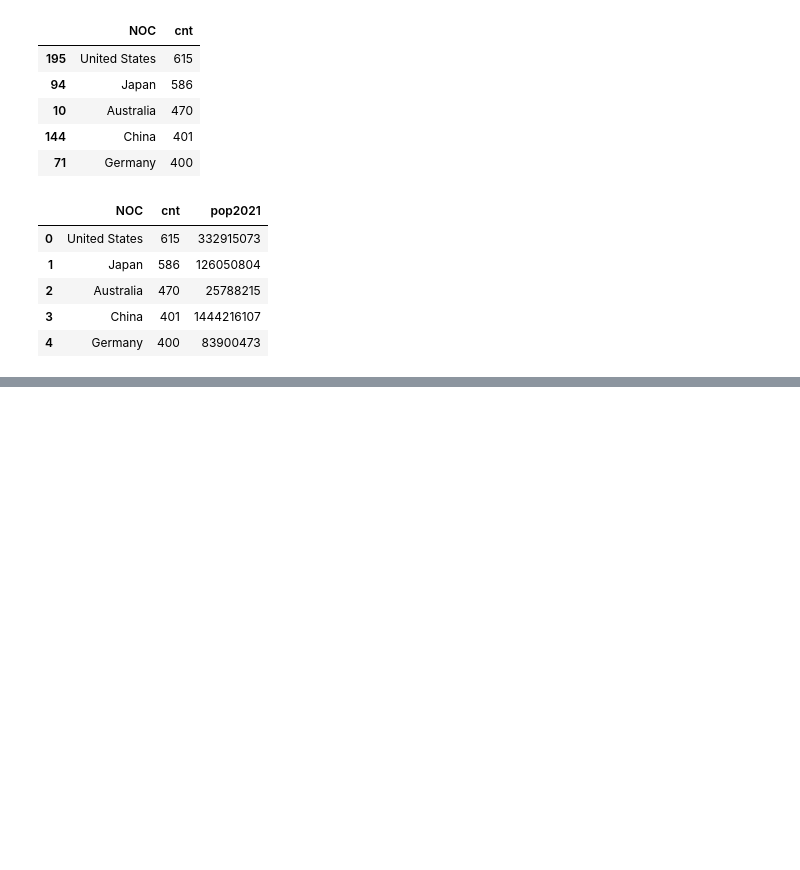
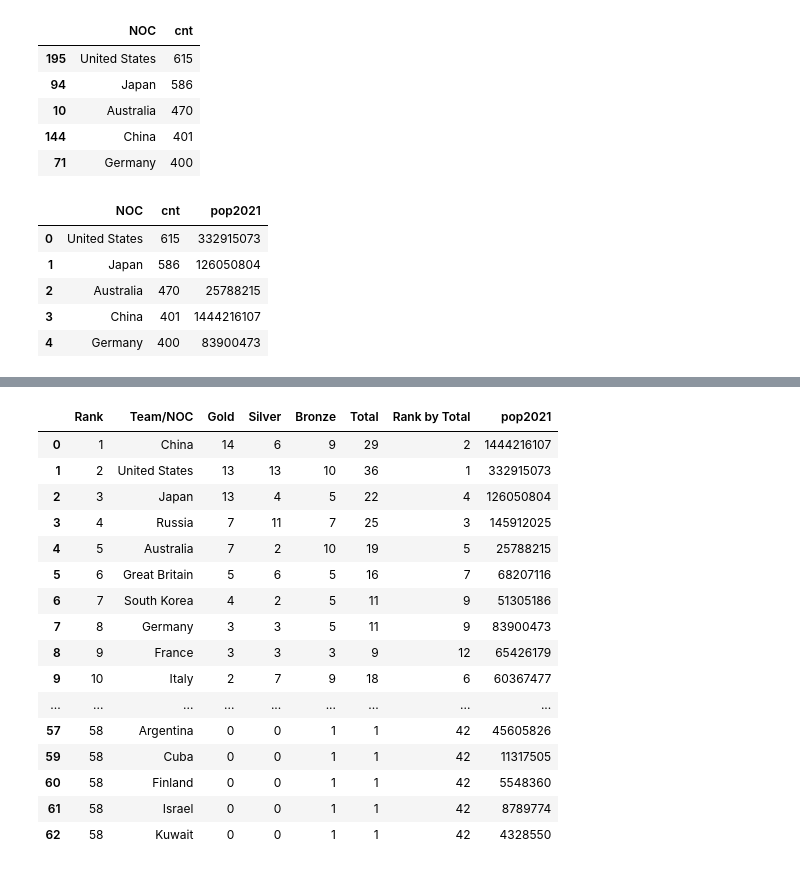
Before and after one commit to NadavNavon/Tokyo2020-DA, a Jupyter notebook: Tokyo_2020_notebook.ipynb, the cells around one changed output, grey strips where cells are left out. Drawn from its saved outputs; the diff is of its cells as text; code cells hidden in the pictures; blank space fills up the shorter version.

```diff
--- a/Tokyo_2020_notebook.ipynb
+++ b/Tokyo_2020_notebook.ipynb
@@ -532,0 +585,25 @@ medals
+# %%
+# add census data
+medals = pd.merge(medals, census_2021, left_on = ['Team/NOC'], right_on = ['name'], how = 'left').drop(columns = ['name'])
+medals = medals.dropna()
+medals['pop2021'] = medals['pop2021'].astype('int')
+# %%
+medals
+# %% [output]
+|  | Rank | Team/NOC | Gold | Silver | Bronze | Total | Rank by Total | pop2021 |
+| 0 | 1 | China | 14 | 6 | 9 | 29 | 2 | 1444216107 |
+| 1 | 2 | United States | 13 | 13 | 10 | 36 | 1 | 332915073 |
+| 2 | 3 | Japan | 13 | 4 | 5 | 22 | 4 | 126050804 |
+| 3 | 4 | Russia | 7 | 11 | 7 | 25 | 3 | 145912025 |
+| 4 | 5 | Australia | 7 | 2 | 10 | 19 | 5 | 25788215 |
+| 5 | 6 | Great Britain | 5 | 6 | 5 | 16 | 7 | 68207116 |
+| 6 | 7 | South Korea | 4 | 2 | 5 | 11 | 9 | 51305186 |
+| 7 | 8 | Germany | 3 | 3 | 5 | 11 | 9 | 83900473 |
+| 8 | 9 | France | 3 | 3 | 3 | 9 | 12 | 65426179 |
+| 9 | 10 | Italy | 2 | 7 | 9 | 18 | 6 | 60367477 |
+| ... | ... | ... | ... | ... | ... | ... | ... | ... |
+| 57 | 58 | Argentina | 0 | 0 | 1 | 1 | 42 | 45605826 |
+| 59 | 58 | Cuba | 0 | 0 | 1 | 1 | 42 | 11317505 |
+| 60 | 58 | Finland | 0 | 0 | 1 | 1 | 42 | 5548360 |
+| 61 | 58 | Israel | 0 | 0 | 1 | 1 | 42 | 8789774 |
+| 62 | 58 | Kuwait | 0 | 0 | 1 | 1 | 42 | 4328550 |
```
Also changed, not shown: parts of 43 cells of this notebook.
